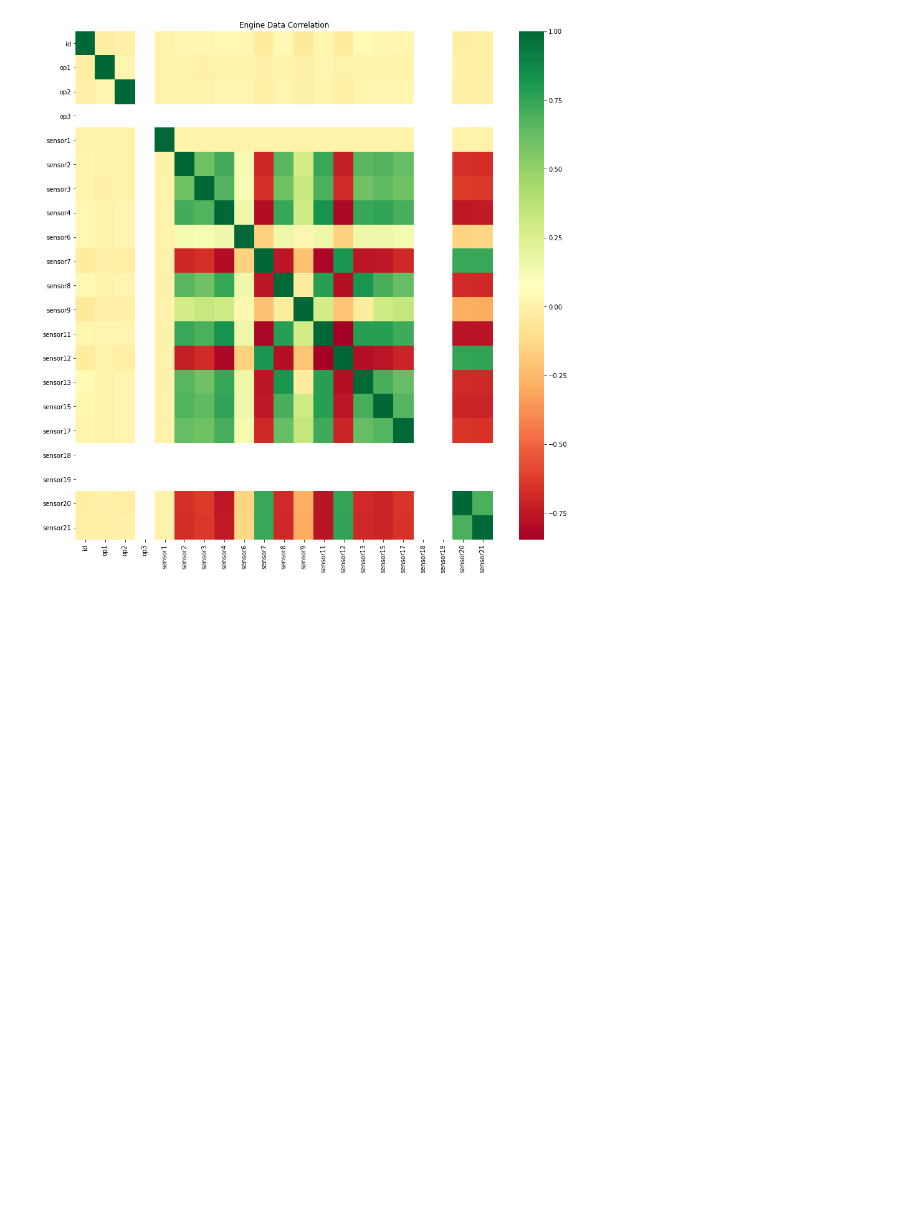
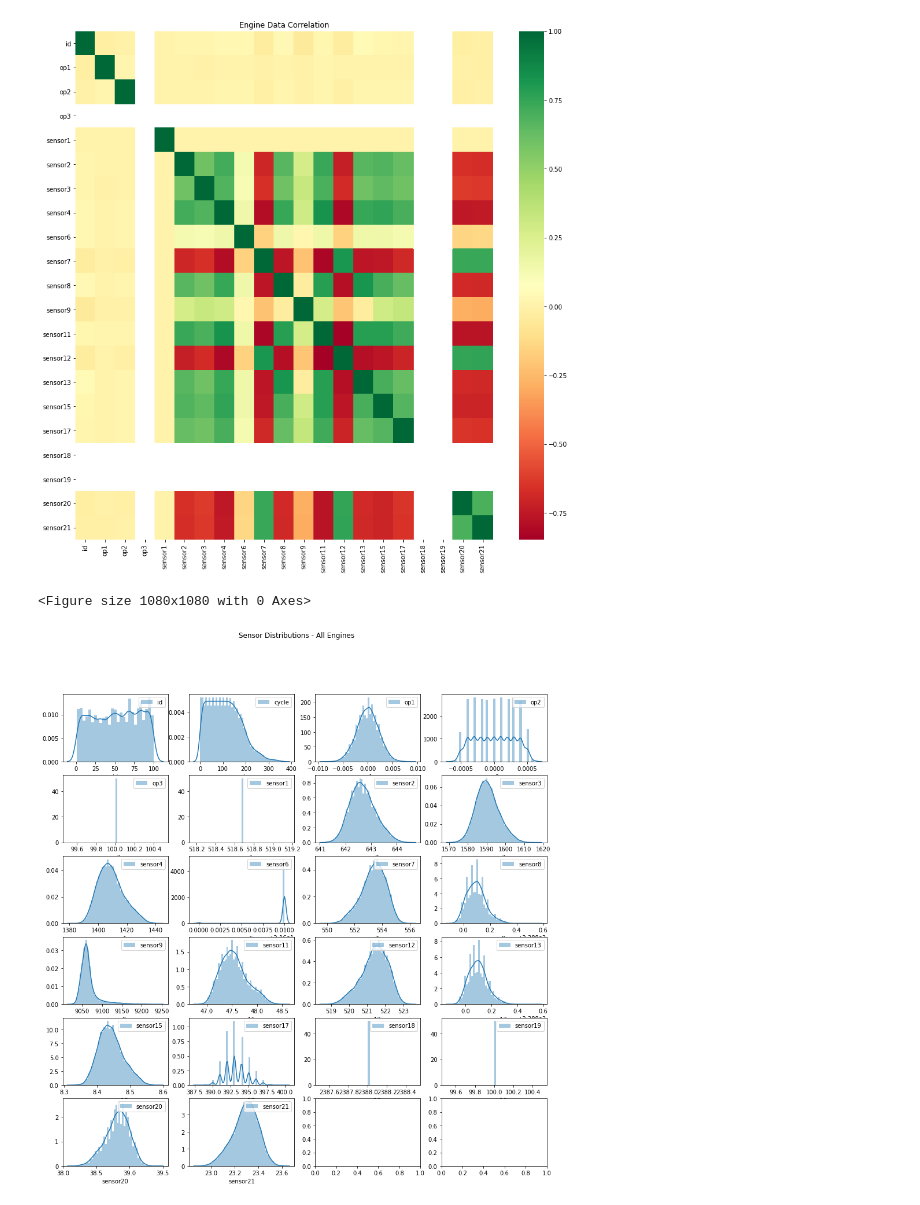
Before and after one commit to StorWater/PdM_mockup, a Jupyter notebook: notebooks/01-jsg-data_exploration.ipynb, the cells around one changed output. Drawn from its saved outputs; the diff is of its cells as text; code cells hidden in the pictures; blank space fills up the shorter version.

Commit message:
Added sensor distribution plot

```diff
--- a/notebooks/01-jsg-data_exploration.ipynb
+++ b/notebooks/01-jsg-data_exploration.ipynb
@@ -119,3 +119,9 @@ visualise_sensor_correlation_all_engine(df_train_proc)
 # %% [output]
 <matplotlib.axes._subplots.AxesSubplot at 0x...>
 [figure]
+# %%
+plt.figure(figsize=(15, 15))
+fig = visualise_sensor_data_distribution(df_train_proc)
+# %% [output]
+<Figure size 1080x1080 with 0 Axes>
+[figure, added]
```
Also changed, not shown: parts of 1 cell of this notebook, 1 other file.
